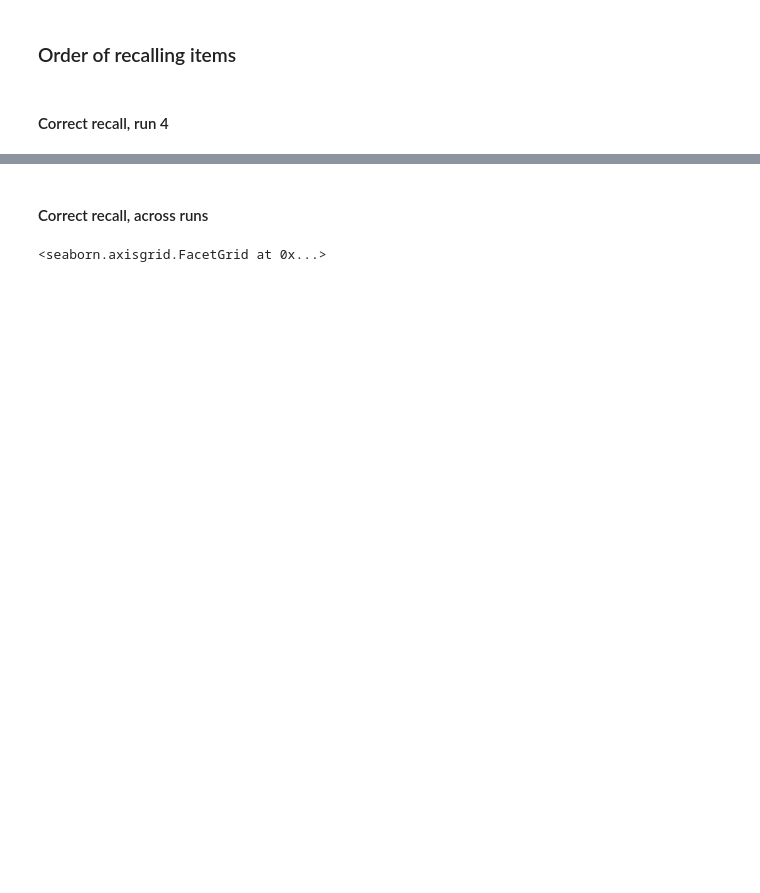
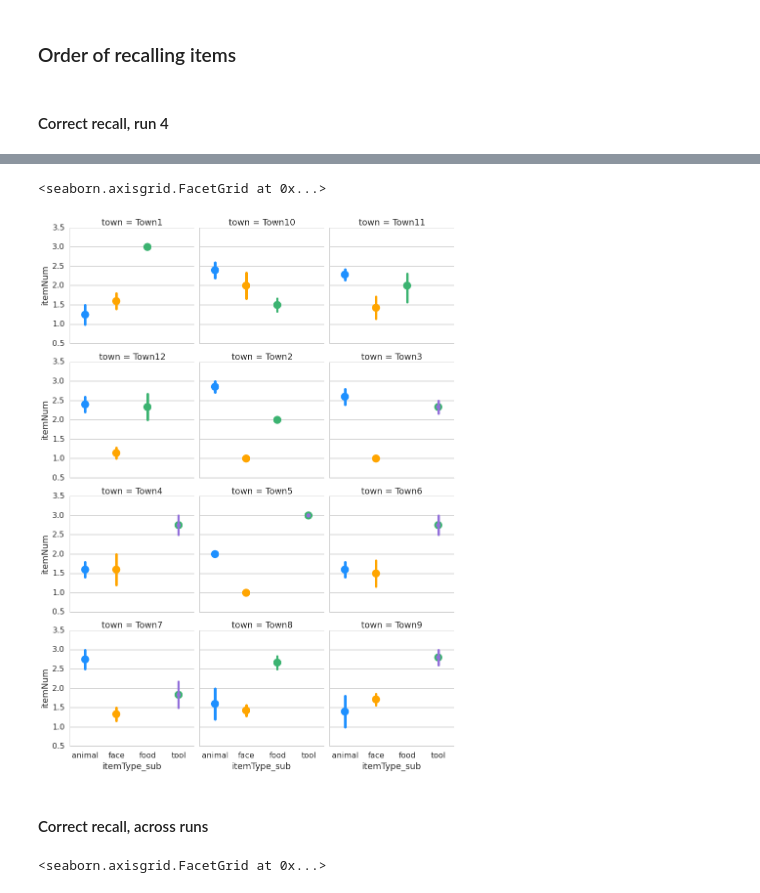
Before and after one commit to thackerybrown/SST, a Jupyter notebook: analysis/SST Item Test Analysis.ipynb, the cells around one changed output, grey strips where cells are left out. Saved outputs shown, nothing was run; the diff lists cells and outputs as text; code cells hidden in the pictures; blank space fills up the shorter version.

```diff
--- a/analysis/SST Item Test Analysis.ipynb
+++ b/analysis/SST Item Test Analysis.ipynb
@@ -316,3 +308,11 @@ sns.factorplot(x='itemType_sub', y='itemNum',
+# %%
+data = dt[(dt.acc == 1) & (dt.run==4)].groupby(['subid', 'town', 'itemNum', 'itemType_sub']).mean().reset_index()
+sns.factorplot(x='itemType_sub', y='itemNum',
+               dodge=.1, col='town', col_wrap=3,
+               units='subid', ci=68, data=data, palette=palette)
+# %% [output]
+<seaborn.axisgrid.FacetGrid at 0x...>
+[figure, added]
 # %% [markdown]
 #### Correct recall, across runs
 # %%
```
Also changed, not shown: parts of 18 cells of this notebook, 3 other files.
